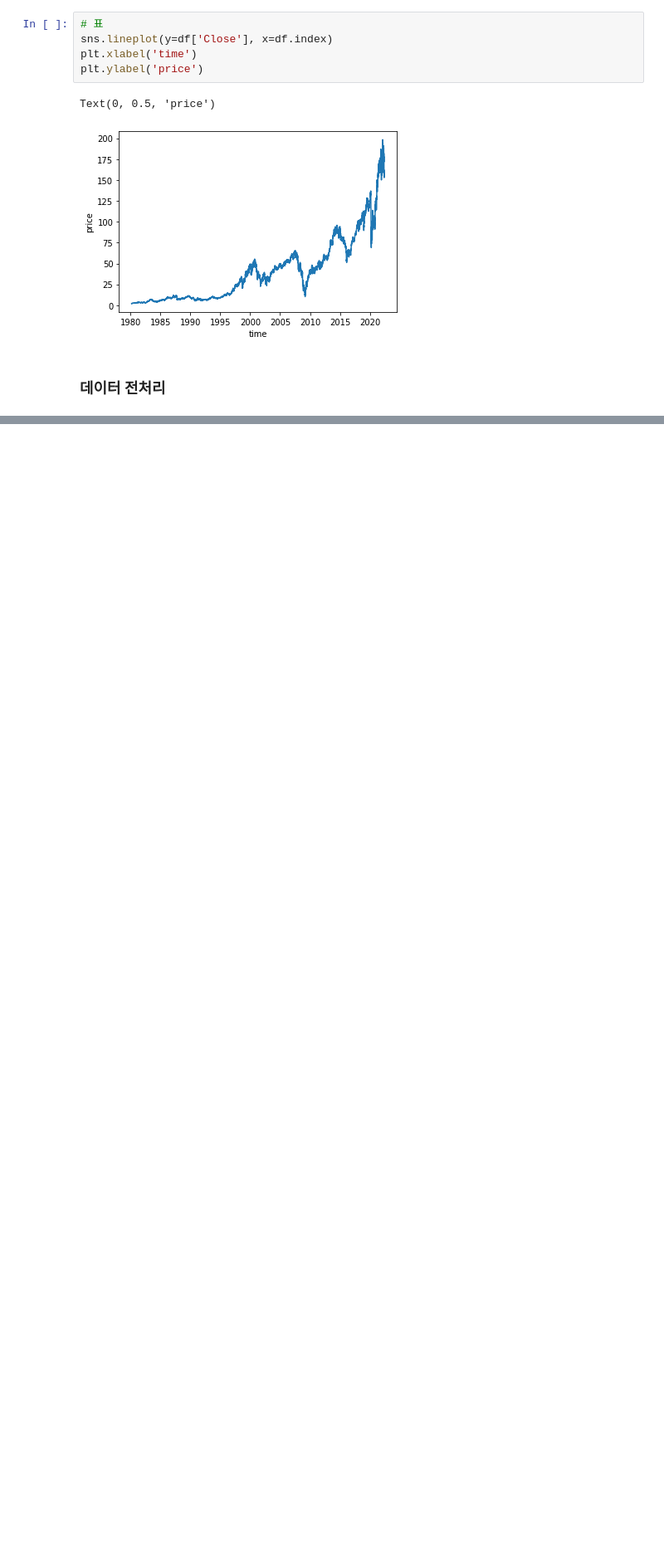
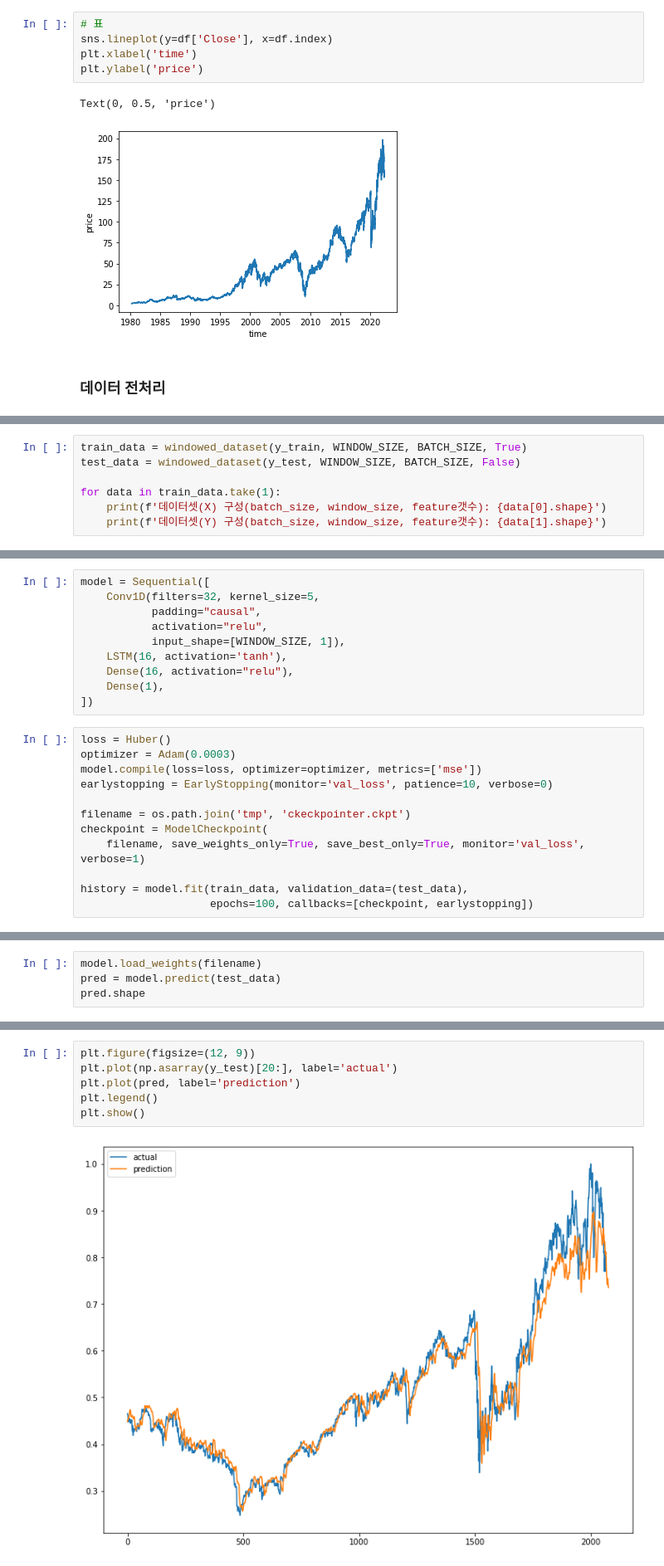
Before and after one commit to 07LEE/Hunet, a Jupyter notebook: main.ipynb, the cells around one changed output, grey strips where cells are left out. Shown at 83% size. Saved outputs shown, nothing was run; the diff lists cells and outputs as text; blank space fills up the shorter version.

```diff
--- a/main.ipynb
+++ b/main.ipynb
@@ -145,0 +135,7 @@ scaled = scaler.fit_transform(df[scale_cols])
+# %%
+train_data = windowed_dataset(y_train, WINDOW_SIZE, BATCH_SIZE, True)
+test_data = windowed_dataset(y_test, WINDOW_SIZE, BATCH_SIZE, False)
+
+for data in train_data.take(1):
+    print(f'데이터셋(X) 구성(batch_size, window_size, feature갯수): {data[0].shape}')
+    print(f'데이터셋(Y) 구성(batch_size, window_size, feature갯수): {data[1].shape}')
@@ -145,0 +145,22 @@ scaled = scaler.fit_transform(df[scale_cols])
+# %%
+model = Sequential([
+    Conv1D(filters=32, kernel_size=5,
+           padding="causal",
+           activation="relu",
+           input_shape=[WINDOW_SIZE, 1]),
+    LSTM(16, activation='tanh'),
+    Dense(16, activation="relu"),
+    Dense(1),
+])
+# %%
+loss = Huber()
+optimizer = Adam(0.0003)
+model.compile(loss=loss, optimizer=optimizer, metrics=['mse'])
+earlystopping = EarlyStopping(monitor='val_loss', patience=10, verbose=0)
+
+filename = os.path.join('tmp', 'ckeckpointer.ckpt')
+checkpoint = ModelCheckpoint(
+    filename, save_weights_only=True, save_best_only=True, monitor='val_loss', verbose=1)
+
+history = model.fit(train_data, validation_data=(test_data),
+                    epochs=100, callbacks=[checkpoint, earlystopping])
@@ -145,0 +185,4 @@ scaled = scaler.fit_transform(df[scale_cols])
+# %%
+model.load_weights(filename)
+pred = model.predict(test_data)
+pred.shape
@@ -145,0 +191,8 @@ scaled = scaler.fit_transform(df[scale_cols])
+# %%
+plt.figure(figsize=(12, 9))
+plt.plot(np.asarray(y_test)[20:], label='actual')
+plt.plot(pred, label='prediction')
+plt.legend()
+plt.show()
+# %% [output]
+[figure, added]
```
Also changed, not shown: parts of 24 cells of this notebook, 1 other file.
